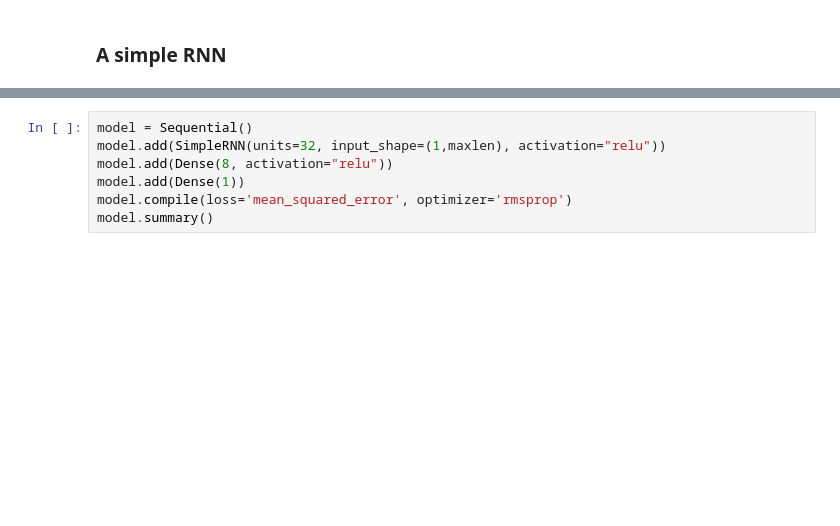
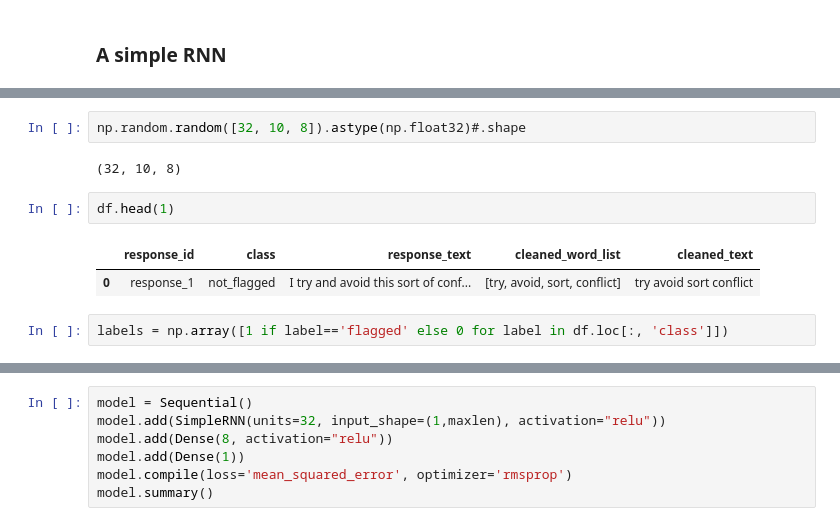
Before and after one commit to mitramir55/Kaggle-NLP-text-classification, a Jupyter notebook: notebook 2.ipynb, the cells around one changed output, grey strips where cells are left out. Saved outputs shown, nothing was run; the diff lists cells and outputs as text; blank space fills up the shorter version.

```diff
--- a/notebook 2.ipynb
+++ b/notebook 2.ipynb
@@ -355,0 +385,11 @@ from keras.layers import Dense, SimpleRNN
+# %%
+np.random.random([32, 10, 8]).astype(np.float32)#.shape
+# %% [output]
+(32, 10, 8)
+# %%
+df.head(1)
+# %% [output]
+|  | response_id | class | response_text | cleaned_word_list | cleaned_text |
+| 0 | response_1 | not_flagged | I try and avoid this sort of conf... | [try, avoid, sort, conflict] | try avoid sort conflict |
+# %%
+labels = np.array([1 if label=='flagged' else 0 for label in df.loc[:, 'class']])
```
Also changed, not shown: parts of 6 cells of this notebook.
